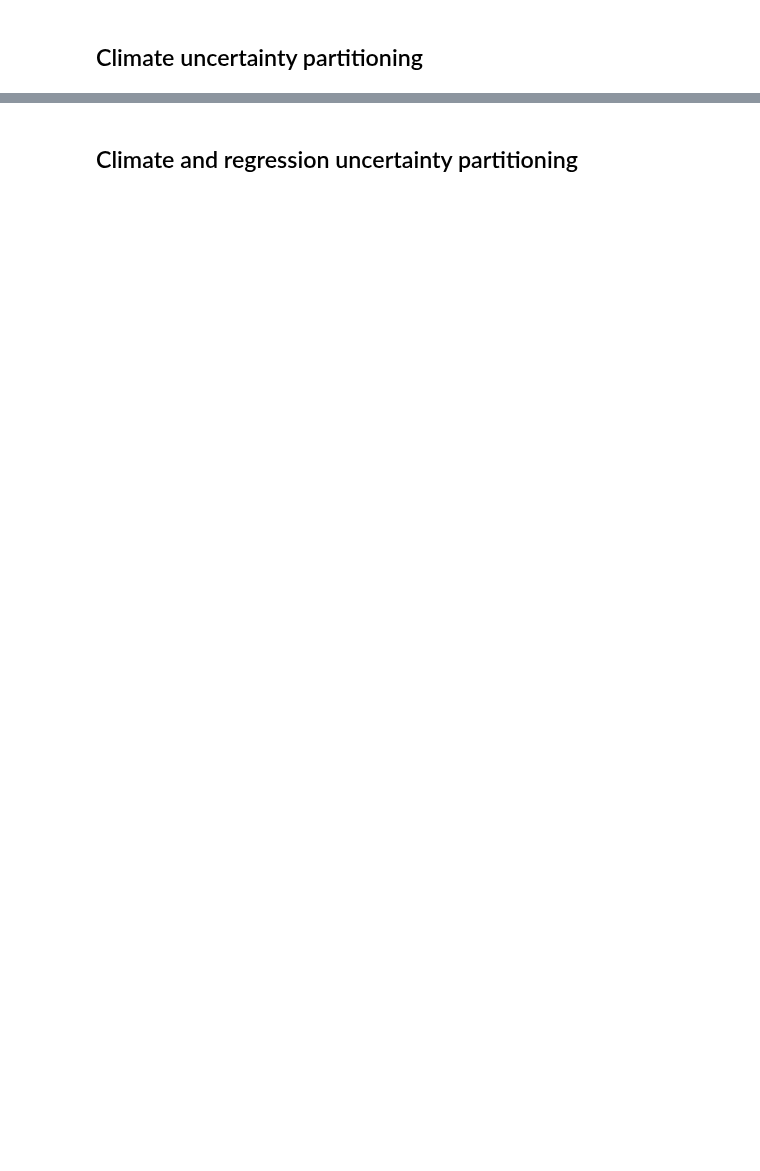
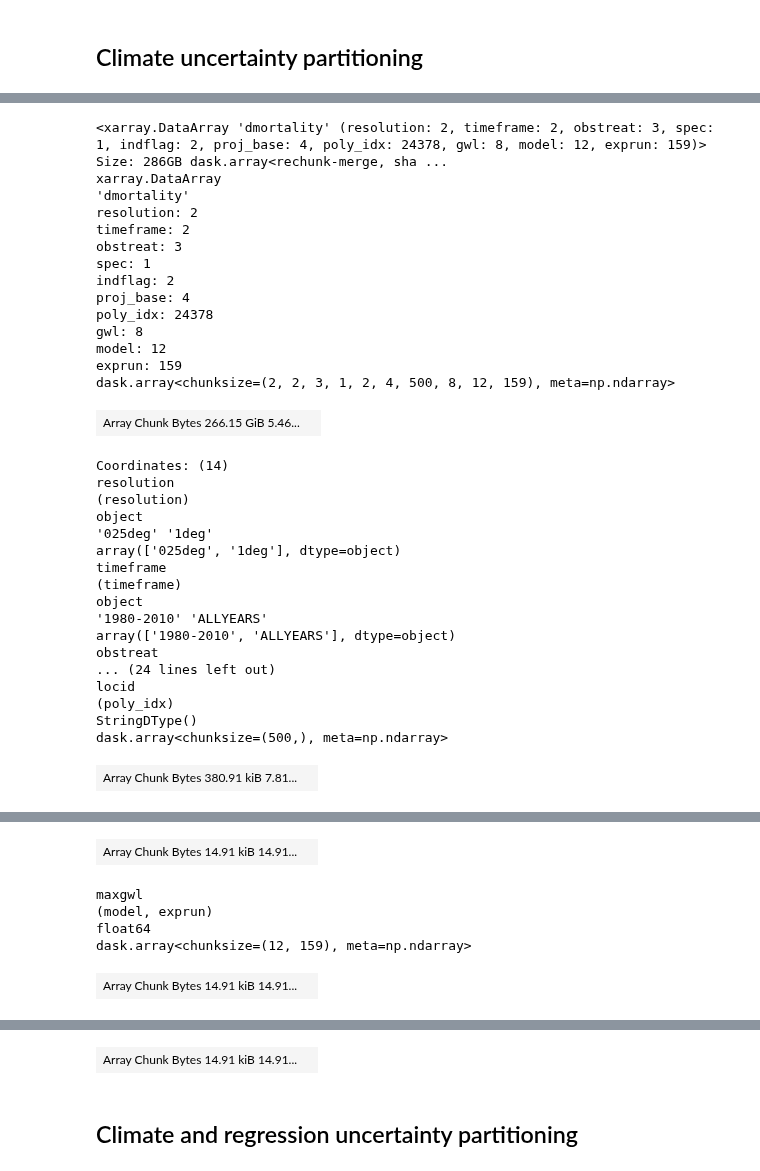
Before and after one commit to ks905383/impact_uncertainty, a Jupyter notebook: code/4_partition_uncertainties.ipynb, the cells around one changed output, grey strips where cells are left out. Cells and saved outputs as stored; diff of their text form; code cells hidden in the pictures; blank space fills up the shorter version.

```diff
--- a/code/4_partition_uncertainties.ipynb
+++ b/code/4_partition_uncertainties.ipynb
@@ -70,8 +59,31 @@ Traceback (most recent call last):
 params_proc = {'mortality':{'varname':'tassumpoly','geo_typ':'impact-regions','popwght':False},
                'gdppc':{'varname':'tassumpoly','geo_typ':'adm1','popwght':True},
                'payroll':{'varname':'tasmaxbinF','geo_typ':'adm2-us','popwght':True}}
+# %%
+proc = 'mortality'
+
+#---------------------------
+# Setup
+#---------------------------
+# Load impacts projections
+fns = np.sort(glob.glob(f'{dir_list['proc']}impact_projs/{proc}/d{proc}*.zarr'))
+def load_impact(fn):
+    ds_tmp = xr.open_zarr(fn,consolidated=False)
+    ds_tmp = ds_tmp.set_coords('locid') # Should be coordinate, instead of concatenated variable
+    ds_tmp = ds_tmp.assign_coords({'model':(('idv'),[re.split(r'\_',re.split(r'\/',fn)[-1])[2]]*ds_tmp.sizes['idv'])})
+
+    ds_tmp['exprun'] = ds_tmp['experiment']+ds_tmp['run']
+    ds_tmp = ds_tmp.reset_index('idv')
+    ds_tmp = ds_tmp.set_index(idv = ['model','exprun'])
+    return ds_tmp
+
+with warnings.catch_warnings():
+    # Silence zarr warnings related to the /.done flags used
+    warnings.filterwarnings('ignore')
+    dss = xr.concat([load_impact(fn) for fn in fns],
+                dim='idv',join='outer')
 # %%
-overwrite = False
+overwrite = True
 for proc in params_proc:
     output_fn = f'{dir_list['proc']}uncert_parts/uncert_parts_{proc}.zarr'
     if overwrite or (not os.path.exists(output_fn)):
@@ -97,7 +109,12 @@ for proc in params_proc:
                         dim='idv',join='outer')
 
 
-        dss = dss.chunk({'poly_idx':500,'idv':-1,'proj_base':-1,'gwl':-1})
+        dss = dss.chunk({'poly_idx':50,'idv':-1,'proj_base':-1,'gwl':-1})
+
+        # Save temporary rechunked file to make dask graphing more stable
+        tmp_fn = dir_list['proc']+'tmp/uncert_rechunk_cache_tmp.zarr'
+        utility_save(dss.reset_index('idv').drop_encoding(),tmp_fn,zarr_mode = 'w')
+        dss = xr.open_zarr(tmp_fn).set_index(idv = ['model','exprun'])
 
         # Figure out how many BCD-ME members reach a given GWL
         gwl_counter = dss.maxgwl.load().reset_index('idv').groupby(['model','maxgwl']).count()
@@ -184,6 +201,9 @@ for proc in params_proc:
                              'DESCRIPTION':f'Uncertainty partitioning of projections of {proc} between model, internal, and reanalysis sources'}
 
         utility_save(uncerts_all,output_fn,zarr_mode = 'w')
+
+        os.system('rm -rf '+tmp_fn)
+        print('Temporary file '+tmp_fn+' removed.')
     else:
         print(output_fn+' exists!')
 # %% [output]
@@ -192,0 +240,36 @@ for proc in params_proc:
+# %%
+dss_tmp
+# %% [output]
+<xarray.DataArray 'dmortality' (resolution: 2, timeframe: 2, obstreat: 3, spec: 1, indflag: 2, proj_base: 4, poly_idx: 24378, gwl: 8, model: 12, exprun: 159)> Size: 286GB dask.array<rechunk-merge, sha ...
+xarray.DataArray
+'dmortality'
+resolution: 2
+timeframe: 2
+obstreat: 3
+spec: 1
+indflag: 2
+proj_base: 4
+poly_idx: 24378
+gwl: 8
+model: 12
+exprun: 159
+dask.array<chunksize=(2, 2, 3, 1, 2, 4, 500, 8, 12, 159), meta=np.ndarray>
+| Array Chunk Bytes 266.15 GiB 5.46... |  |
+Coordinates: (14)
+resolution
+(resolution)
+object
+'025deg' '1deg'
+array(['025deg', '1deg'], dtype=object)
+timeframe
+(timeframe)
+object
+'1980-2010' 'ALLYEARS'
+array(['1980-2010', 'ALLYEARS'], dtype=object)
+obstreat
+... (24 lines left out)
+locid
+(poly_idx)
+StringDType()
+dask.array<chunksize=(500,), meta=np.ndarray>
+| Array Chunk Bytes 380.91 kiB 7.81... |  |
@@ -192,0 +293,6 @@ for proc in params_proc:
+| Array Chunk Bytes 14.91 kiB 14.91... |  |
+maxgwl
+(model, exprun)
+float64
+dask.array<chunksize=(12, 159), meta=np.ndarray>
+| Array Chunk Bytes 14.91 kiB 14.91... |  |
@@ -193,2 +307,3 @@ for proc in params_proc:
+| Array Chunk Bytes 14.91 kiB 14.91... |  |
 # %% [markdown]
 ## Climate and regression uncertainty partitioning
```
Also changed, not shown: parts of 3 cells of this notebook, 20 other files.
